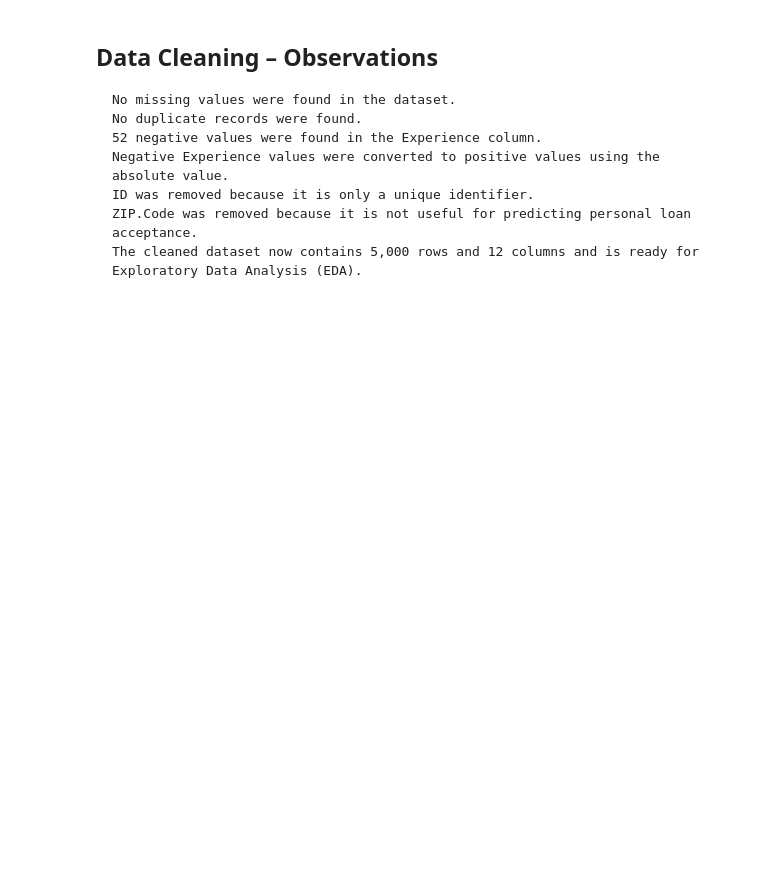
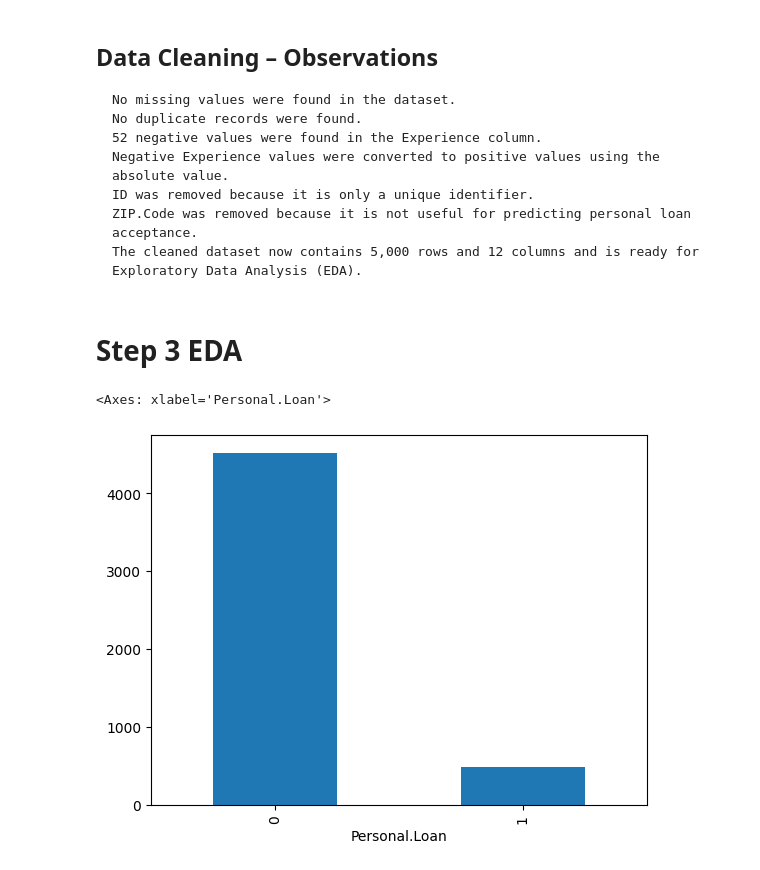
Before and after one commit to hadinmirza/bank-loan-approcal-prediction, a Jupyter notebook: notebooks/data-cleaning.ipynb, the cells around one changed output. Saved outputs shown, nothing was run; the diff lists cells and outputs as text; code cells hidden in the pictures; blank space fills up the shorter version.

```diff
--- a/notebooks/data-cleaning.ipynb
+++ b/notebooks/data-cleaning.ipynb
@@ -77,3 +79,10 @@ df.shape
     ID was removed because it is only a unique identifier.
     ZIP.Code was removed because it is not useful for predicting personal loan acceptance.
     The cleaned dataset now contains 5,000 rows and 12 columns and is ready for Exploratory Data Analysis (EDA).
+# %% [markdown]
+# Step 3 EDA
+# %%
+df['Personal.Loan'].value_counts().plot(kind='bar')
+# %% [output]
+<Axes: xlabel='Personal.Loan'>
+[figure, added]
```
Also changed, not shown: parts of 6 cells of this notebook, 1 other file.
